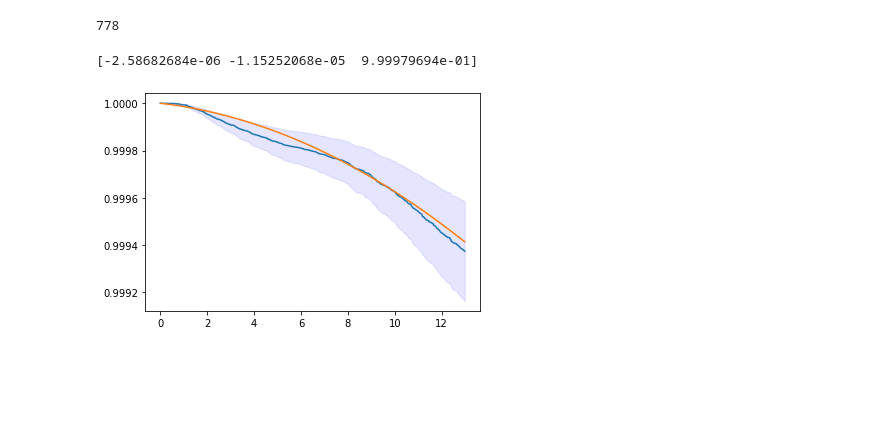
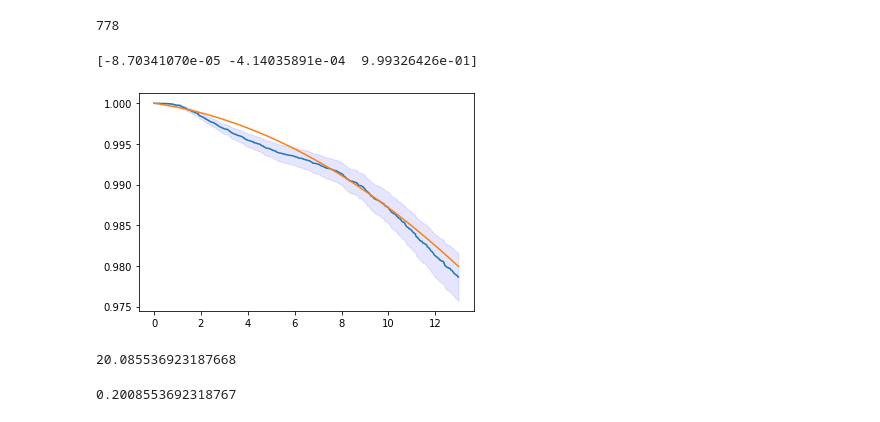
Before and after one commit to jburke5/microsimNHANES, a Jupyter notebook: lookAtSurvivalFunctionForDementiaModel.ipynb, the cells around one changed output. Drawn from its saved outputs; the diff is of its cells as text; code cells hidden in the pictures; blank space fills up the shorter version.

```diff
--- a/lookAtSurvivalFunctionForDementiaModel.ipynb
+++ b/lookAtSurvivalFunctionForDementiaModel.ipynb
@@ -5,2 +179,2 @@ import matplotlib.pyplot as plt
 # %%
-survFunc = pd.read_sas('bl_surfunc_200605.sas7bdat')
+survFuncSAS = pd.read_sas('bl_surfunc_200618.sas7bdat')
@@ -27,23 +190,32 @@ survFunc.head(20)
 # %%
 #limit = len(survFunc)
 
-limit = survFunc.loc[survFunc.t_end > 13].iloc[0].name
+limit = survFuncSAS.loc[survFuncSAS.t_end > 13].iloc[0].name
 # %%
 limit
 # %% [output]
 778
 # %%
-t = survFunc.t_end[:limit]
+t = survFuncSAS.t_end[:limit]
 surv = survFunc.S[:limit]
 
 plt.plot(t, surv)
-plt.fill_between(t, survFunc.S_lower[:limit], survFunc.S_upper[:limit], color='b', alpha=.1)
+plt.fill_between(t, survFuncSAS.S_lower[:limit], survFuncSAS.S_upper[:limit], color='b', alpha=.1)
 
 fit = np.polyfit(t, surv,  deg=2)
 print(fit)
 plt.plot(t, fit[0]*t**2 + fit[1]*t+1)
 
 plt.savefig('baselinesurvival.pdf')
 # %% [output]
-[-2.58682684e-06 -1.15252068e-05  9.99979694e-01]
+[-8.70341070e-05 -4.14035891e-04  9.99326426e-01]
-[figure, old version]
+[figure, new version]
+# %%
+import numpy as np
+np.exp(3)
+# %% [output]
+20.085536923187668
+# %%
+0.01*np.exp(3)
+# %% [output]
+0.2008553692318767
```
Also changed, not shown: parts of 18 cells of this notebook, 16 other files.
